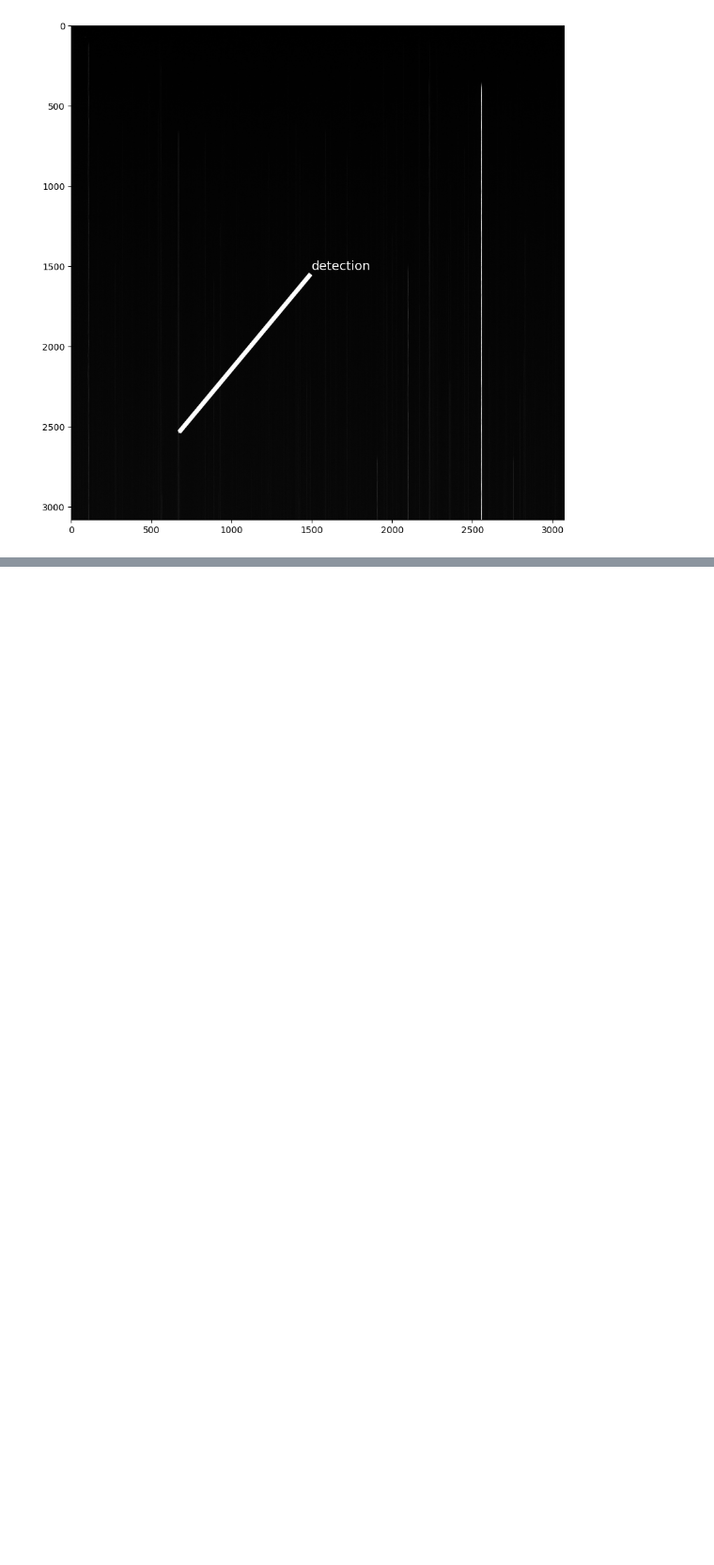
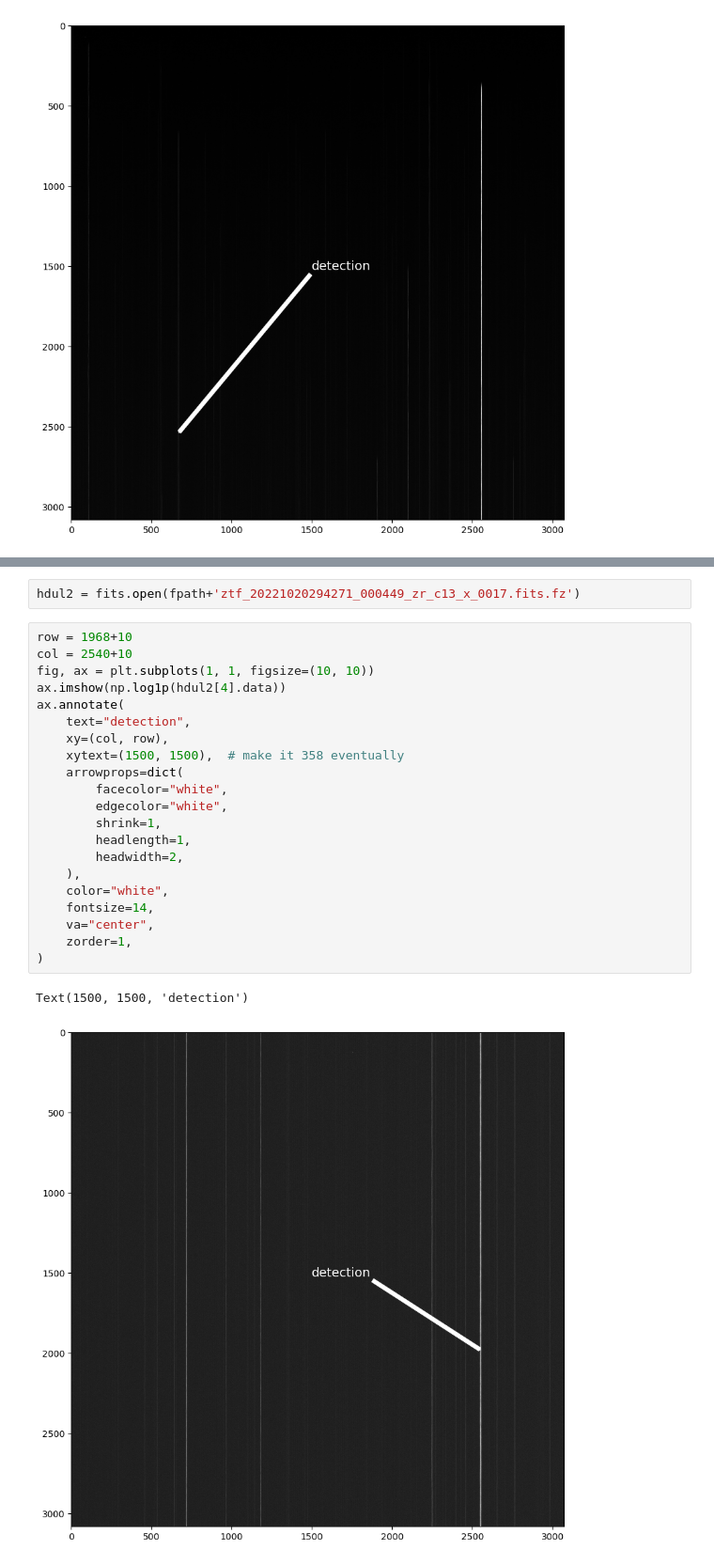
Before and after one commit to SHDaniels/Continuous-Readout-Image-Transient-Detection-with-CNNs, a Jupyter notebook: candidate_identification.ipynb, the cells around one changed output, grey strips where cells are left out. Shown at 94% size. Saved outputs shown, nothing was run; the diff lists cells and outputs as text; blank space fills up the shorter version.

```diff
--- a/candidate_identification.ipynb
+++ b/candidate_identification.ipynb
@@ -104,0 +130,26 @@ Text(1500, 1500, 'detection')
+# %%
+hdul2 = fits.open(fpath+'ztf_20221020294271_000449_zr_c13_x_0017.fits.fz')
+# %%
+row = 1968+10
+col = 2540+10
+fig, ax = plt.subplots(1, 1, figsize=(10, 10))
+ax.imshow(np.log1p(hdul2[4].data))
+ax.annotate(
+    text="detection",
+    xy=(col, row),
+    xytext=(1500, 1500),  # make it 358 eventually
+    arrowprops=dict(
+        facecolor="white",
+        edgecolor="white",
+        shrink=1,
+        headlength=1,
+        headwidth=2,
+    ),
+    color="white",
+    fontsize=14,
+    va="center",
+    zorder=1,
+)
+# %% [output]
+Text(1500, 1500, 'detection')
+[figure, added]
```
Also changed, not shown: parts of 7 cells of this notebook, 2 other files.
